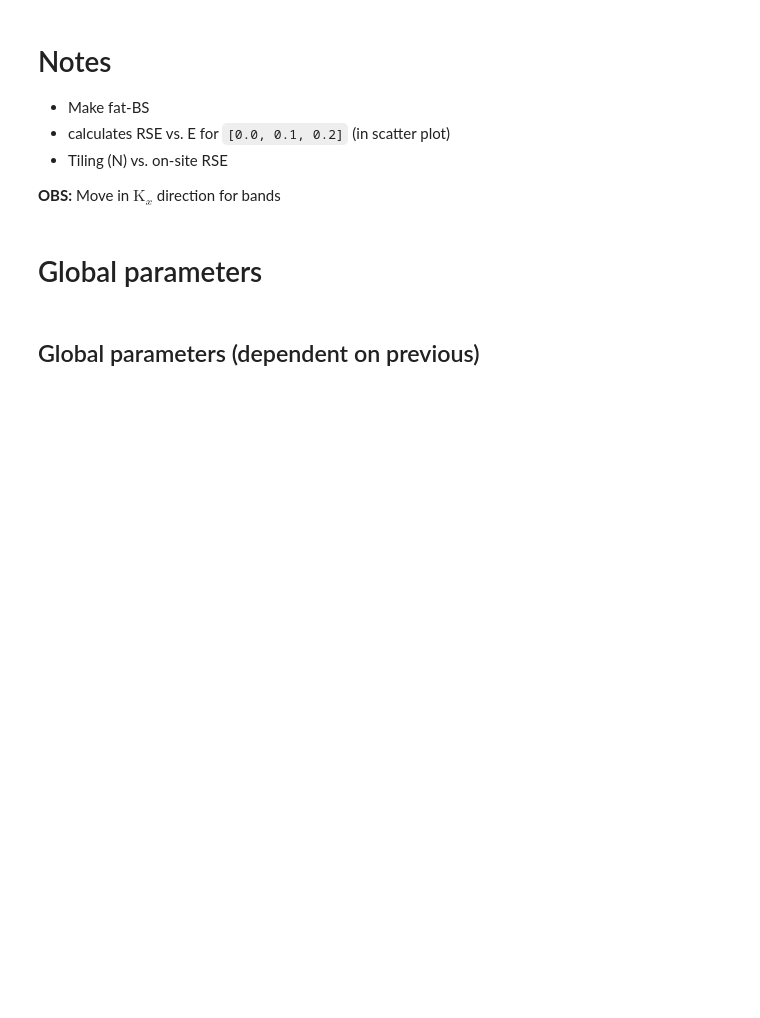
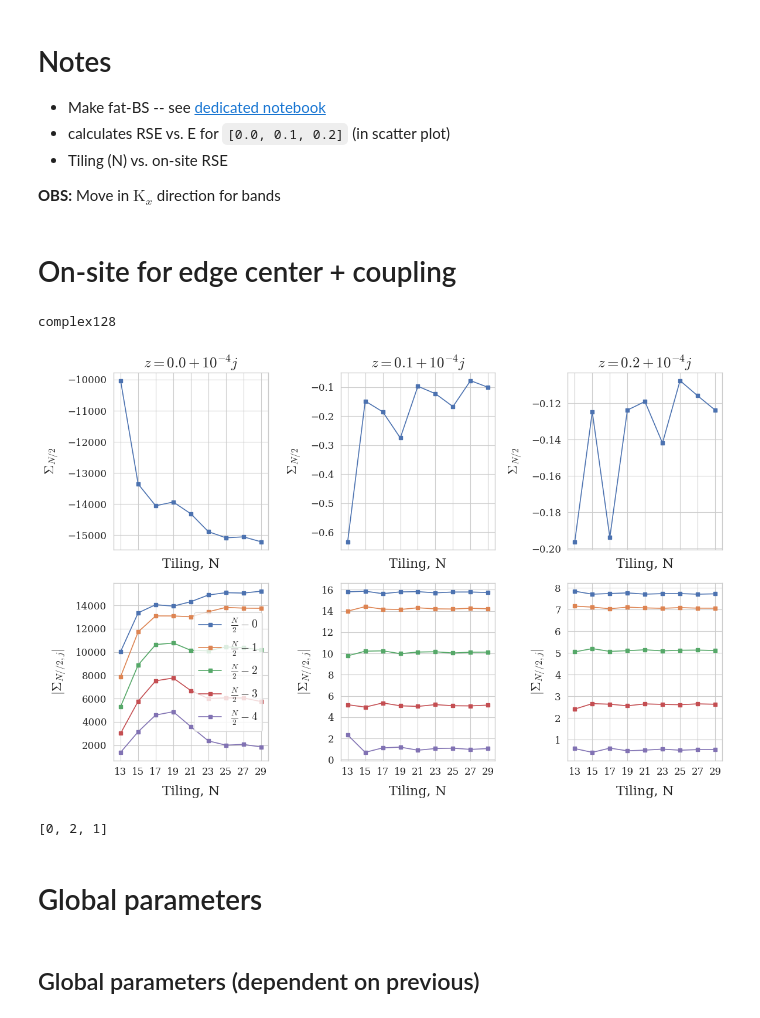
Before and after one commit to BastianValhoj/QTM-ML, a Jupyter notebook: scripts/edge_states.ipynb, the cells around one changed output. Saved outputs shown, nothing was run; the diff lists cells and outputs as text; code cells hidden in the pictures; blank space fills up the shorter version.

```diff
--- a/scripts/edge_states.ipynb
+++ b/scripts/edge_states.ipynb
@@ -8,7 +30,7 @@ from ipywidgets import interact
 # %% [markdown]
 # Notes
 
-- Make fat-BS
+- Make fat-BS -- see [dedicated notebook](show_fatbands_gnr.ipynb)
 - calculates RSE vs. E for `[0.0, 0.1, 0.2]` (in scatter plot)
 - Tiling (N) vs. on-site RSE
 
@@ -15,0 +73,37 @@ from ipywidgets import interact
+# %% [markdown]
+# On-site for edge center + coupling
+# %%
+from pathlib import Path
+file_path = Path.cwd().parent / 'overnight' / 'zigzag-edge.npz'
+data = np.load(file_path)
+onsite = data['onsite']
+couple = data['couple']
+tiles = data['tiles']
+energies = data['energies']
+eta = data['eta']
+num_e = len(energies)
+print(couple.dtype)
+
+fig, axes = plt.subplots(2, num_e, figsize=(4*num_e, 8), sharex=True)
+for j in range(num_e):
+    axes[0, j].plot(tiles, onsite[:, j], color='b', linestyle='-', marker='s')
+    axes[0, j].set(
+        xlabel='Tiling, N',
+                   ylabel=r'$\Sigma_{N/2}$', title='$z = {:.1f} + 10^{{{:.0f}}}j$'.format(energies[j], np.log10(eta)))
+    axes[0, j].set_xticks(tiles)
+
+    NN = couple.shape[-1]
+    axes[1, j].plot(tiles[:], np.abs(couple[:, j, NN//2:]), marker='s')
+    axes[1, j].set(xlabel='Tiling, N', ylabel=r"$|\Sigma_{N//2,j}|$")
+axes[1, 0].legend([rf"$\frac{{N}}{{2}}-{i}$" for i in range(NN//2)])
+fig.tight_layout()
+# %% [output]
+complex128
+[figure, added]
+# %%
+order = 'yzx'
+mapping = {'x': 0, 'y': 1, 'z': 2}
+keys = [mapping[ax] for ax in reversed(order)]
+keys
+# %% [output]
+[0, 2, 1]
```
Also changed, not shown: parts of 25 cells of this notebook.
